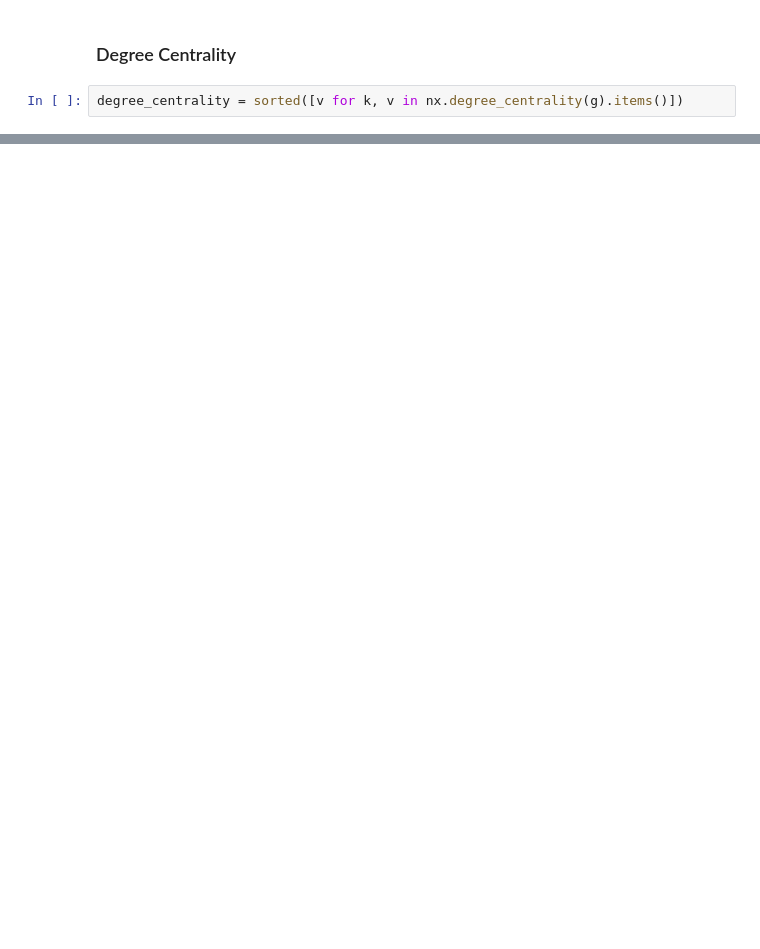
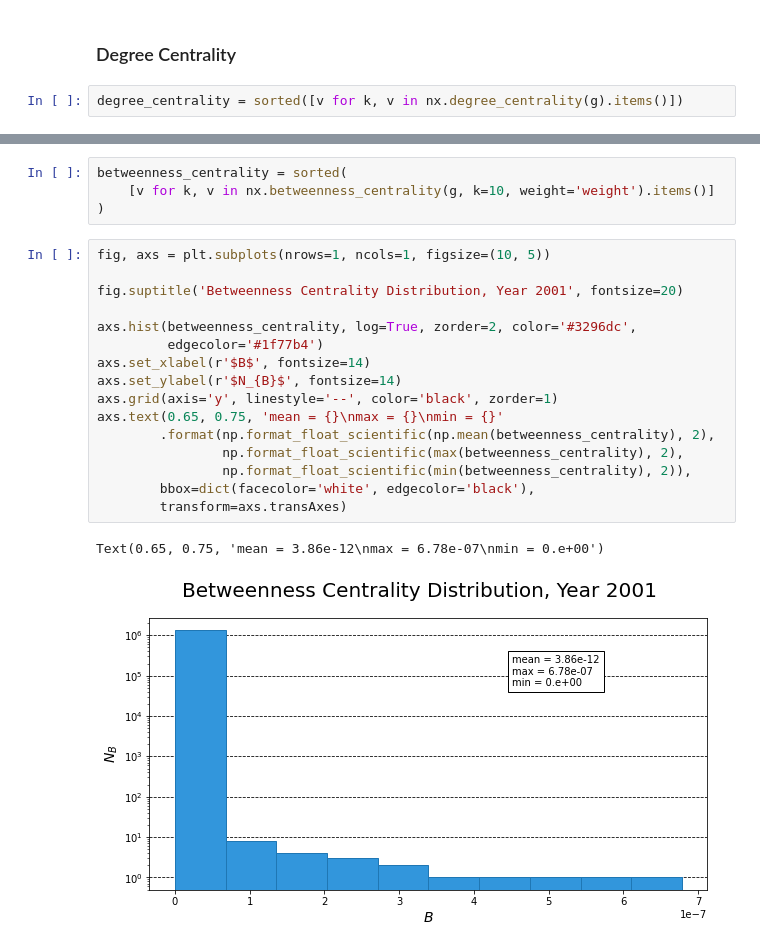
Before and after one commit to kdd-lab/2020_Ricciarelli, a Jupyter notebook: code/notebook/weighted_coathors_networks_analysis.ipynb, the cells around one changed output, grey strips where cells are left out. Cells and saved outputs as stored; diff of their text form; blank space fills up the shorter version.

Commit message:
Updated weighted coauthors networks notebook

```diff
--- a/code/notebook/weighted_coathors_networks_analysis.ipynb
+++ b/code/notebook/weighted_coathors_networks_analysis.ipynb
@@ -143,0 +182,23 @@ Text(0.65, 0.75, 'mean = 1.13e-06\nmax = 1.66e-05\nmin = 7.54e-07')
+# %%
+betweenness_centrality = sorted(
+    [v for k, v in nx.betweenness_centrality(g, k=10, weight='weight').items()]
+)
+# %%
+fig, axs = plt.subplots(nrows=1, ncols=1, figsize=(10, 5))
+
+fig.suptitle('Betweenness Centrality Distribution, Year 2001', fontsize=20)
+
+axs.hist(betweenness_centrality, log=True, zorder=2, color='#3296dc',
+         edgecolor='#1f77b4')
+axs.set_xlabel(r'$B$', fontsize=14)
+axs.set_ylabel(r'$N_{B}$', fontsize=14)
+axs.grid(axis='y', linestyle='--', color='black', zorder=1)
+axs.text(0.65, 0.75, 'mean = {}\nmax = {}\nmin = {}'
+        .format(np.format_float_scientific(np.mean(betweenness_centrality), 2),
+                np.format_float_scientific(max(betweenness_centrality), 2),
+                np.format_float_scientific(min(betweenness_centrality), 2)),
+        bbox=dict(facecolor='white', edgecolor='black'),
+        transform=axs.transAxes)
+# %% [output]
+Text(0.65, 0.75, 'mean = 3.86e-12\nmax = 6.78e-07\nmin = 0.e+00')
+[figure, added]
```
Also changed, not shown: parts of 14 cells of this notebook.
